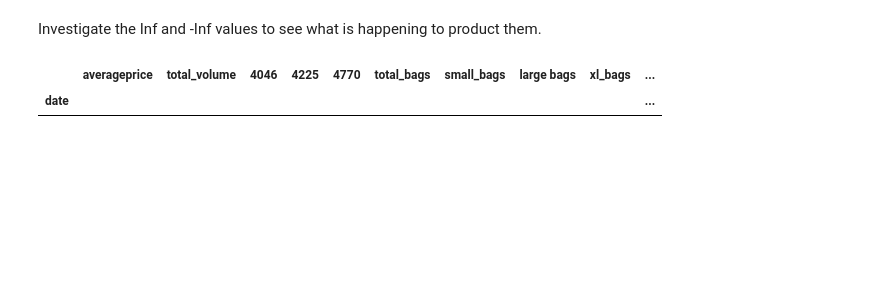
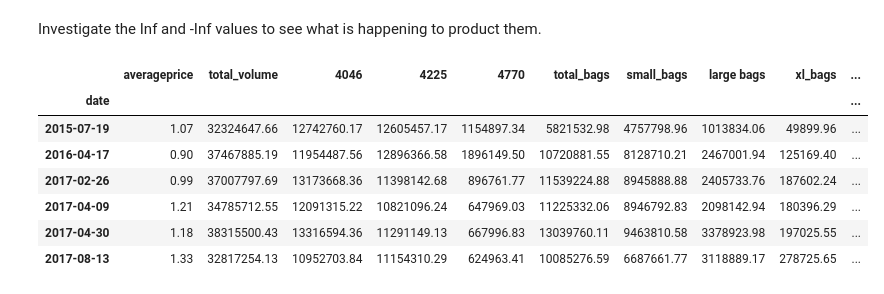
Before and after one commit to melissammcmillan/price_elasticity_of_avocados, a Jupyter notebook: 1_Avocado_EDA.ipynb, the cells around one changed output. Drawn from its saved outputs; the diff is of its cells as text; code cells hidden in the pictures; blank space fills up the shorter version.

```diff
--- a/1_Avocado_EDA.ipynb
+++ b/1_Avocado_EDA.ipynb
@@ -315,9 +315,16 @@ totalus.describe()
 | max | 1.650000 | 6.250565e+07 | 2.274362e+07 | 2.047057e+07 | 2.546439e+06 | 1.937313e+07 | 1.338459e+07 | 5.719097e+06 | 551693.650000 | ... |
 # %% [markdown]
 Investigate the Inf and -Inf values to see what is happening to product them.
-# %%
-filtered = totalus[(totalus['price_eod'] == ) & (totalus['price_eod'] == )]
-filtered.head()
-# %% [output]
-|  | averageprice | total_volume | 4046 | 4225 | 4770 | total_bags | small_bags | large bags | xl_bags | ... |
-| date |  |  |  |  |  |  |  |  |  | ... |
+# %%
+#Start with the positive infiniti values
+infdata = totalus[(totalus['price_eod'] == np.inf)]
+infdata
+# %% [output]
+|  | averageprice | total_volume | 4046 | 4225 | 4770 | total_bags | small_bags | large bags | xl_bags | ... |
+| date |  |  |  |  |  |  |  |  |  | ... |
+| 2015-07-19 | 1.07 | 32324647.66 | 12742760.17 | 12605457.17 | 1154897.34 | 5821532.98 | 4757798.96 | 1013834.06 | 49899.96 | ... |
+| 2016-04-17 | 0.90 | 37467885.19 | 11954487.56 | 12896366.58 | 1896149.50 | 10720881.55 | 8128710.21 | 2467001.94 | 125169.40 | ... |
+| 2017-02-26 | 0.99 | 37007797.69 | 13173668.36 | 11398142.68 | 896761.77 | 11539224.88 | 8945888.88 | 2405733.76 | 187602.24 | ... |
+| 2017-04-09 | 1.21 | 34785712.55 | 12091315.22 | 10821096.24 | 647969.03 | 11225332.06 | 8946792.83 | 2098142.94 | 180396.29 | ... |
+| 2017-04-30 | 1.18 | 38315500.43 | 13316594.36 | 11291149.13 | 667996.83 | 13039760.11 | 9463810.58 | 3378923.98 | 197025.55 | ... |
+| 2017-08-13 | 1.33 | 32817254.13 | 10952703.84 | 11154310.29 | 624963.41 | 10085276.59 | 6687661.77 | 3118889.17 | 278725.65 | ... |
```
Also changed, not shown: parts of 3 cells of this notebook.
